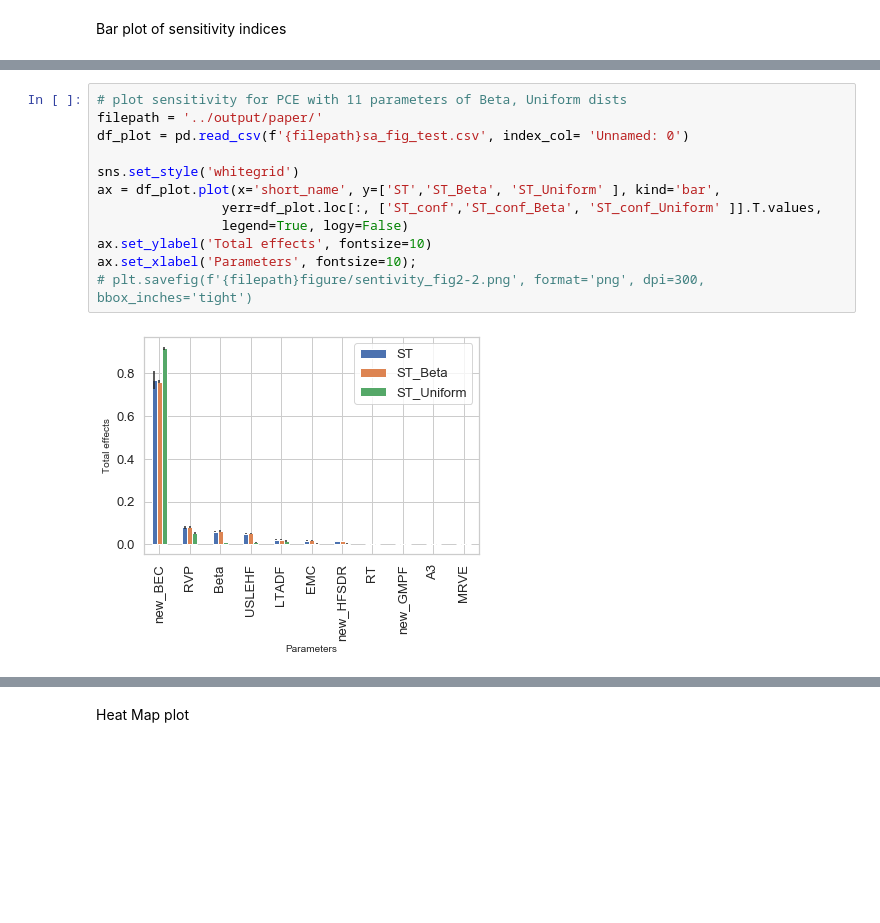
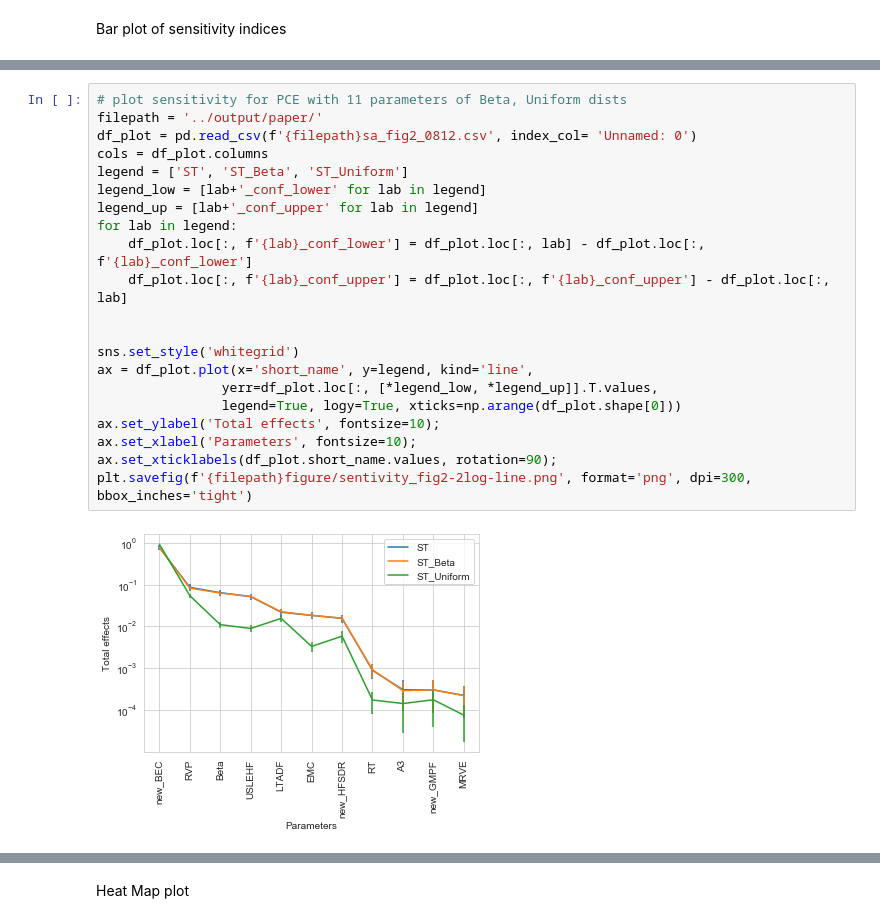
Before and after one commit to QianWanghhu/factor_fixing, a Jupyter notebook: qian_dev/visualization.ipynb, the cells around one changed output, grey strips where cells are left out. Saved outputs shown, nothing was run; the diff lists cells and outputs as text; blank space fills up the shorter version.

Commit message:
Update plot style for sensitivity results

```diff
--- a/qian_dev/visualization.ipynb
+++ b/qian_dev/visualization.ipynb
@@ -62,14 +70,23 @@ ax.legend(handles=[SPL, PCE_Beta], fontsize=8, loc=9)
 # %%
 # plot sensitivity for PCE with 11 parameters of Beta, Uniform dists
 filepath = '../output/paper/'
-df_plot = pd.read_csv(f'{filepath}sa_fig_test.csv', index_col= 'Unnamed: 0')
+df_plot = pd.read_csv(f'{filepath}sa_fig2_0812.csv', index_col= 'Unnamed: 0')
+cols = df_plot.columns
+legend = ['ST', 'ST_Beta', 'ST_Uniform']
+legend_low = [lab+'_conf_lower' for lab in legend]
+legend_up = [lab+'_conf_upper' for lab in legend]
+for lab in legend:
+    df_plot.loc[:, f'{lab}_conf_lower'] = df_plot.loc[:, lab] - df_plot.loc[:, f'{lab}_conf_lower']
+    df_plot.loc[:, f'{lab}_conf_upper'] = df_plot.loc[:, f'{lab}_conf_upper'] - df_plot.loc[:, lab]
+
 
 sns.set_style('whitegrid')
-ax = df_plot.plot(x='short_name', y=['ST','ST_Beta', 'ST_Uniform' ], kind='bar',
-                yerr=df_plot.loc[:, ['ST_conf','ST_conf_Beta', 'ST_conf_Uniform' ]].T.values,
-                legend=True, logy=False)
-ax.set_ylabel('Total effects', fontsize=10)
+ax = df_plot.plot(x='short_name', y=legend, kind='line',
+                yerr=df_plot.loc[:, [*legend_low, *legend_up]].T.values,
+                legend=True, logy=True, xticks=np.arange(df_plot.shape[0]))
+ax.set_ylabel('Total effects', fontsize=10);
 ax.set_xlabel('Parameters', fontsize=10);
-# plt.savefig(f'{filepath}figure/sentivity_fig2-2.png', format='png', dpi=300, bbox_inches='tight')
+ax.set_xticklabels(df_plot.short_name.values, rotation=90);
+plt.savefig(f'{filepath}figure/sentivity_fig2-2log-line.png', format='png', dpi=300, bbox_inches='tight')
 # %% [output]
-[figure, old version]
+[figure, new version]
```
Also changed, not shown: parts of 15 cells of this notebook.
